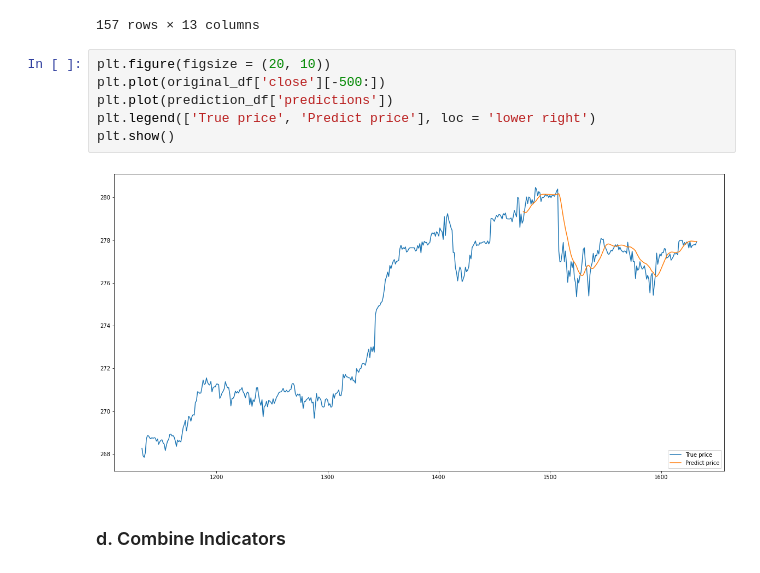
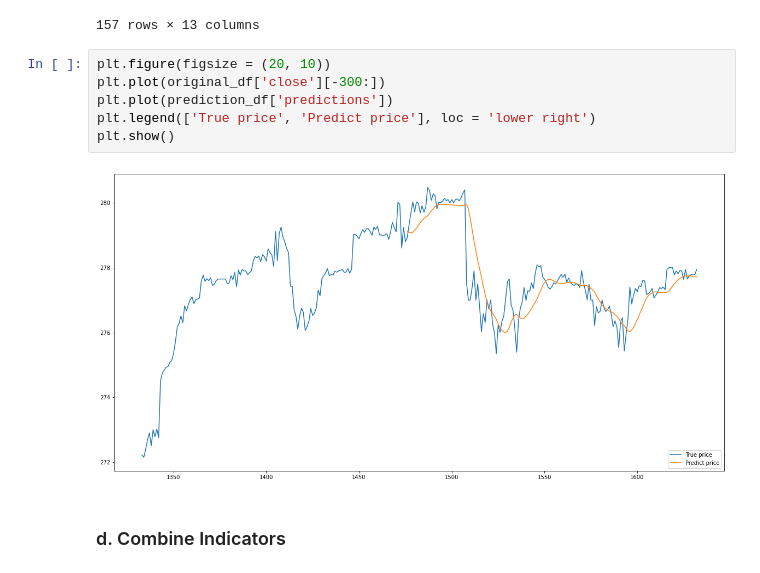
Before and after one commit to nganhthu99/stock-predict-project, a Jupyter notebook: FinalProject/StockTrainModel.ipynb, the cells around one changed output. Saved outputs shown, nothing was run; the diff lists cells and outputs as text.

```diff
--- a/FinalProject/StockTrainModel.ipynb
+++ b/FinalProject/StockTrainModel.ipynb
@@ -262,12 +264,12 @@ See the caveats in the documentation: https://pandas.pydata.org/pandas-docs/stab
 157 rows × 13 columns
 # %%
 plt.figure(figsize = (20, 10))
-plt.plot(original_df['close'][-500:])
+plt.plot(original_df['close'][-300:])
 plt.plot(prediction_df['predictions'])
 plt.legend(['True price', 'Predict price'], loc = 'lower right')
 plt.show()
 # %% [output]
-[figure, old version]
+[figure, new version]
 # %% [markdown]
 ### d. Combine Indicators
 # %% [markdown]
```
Also changed, not shown: parts of 92 cells of this notebook.
